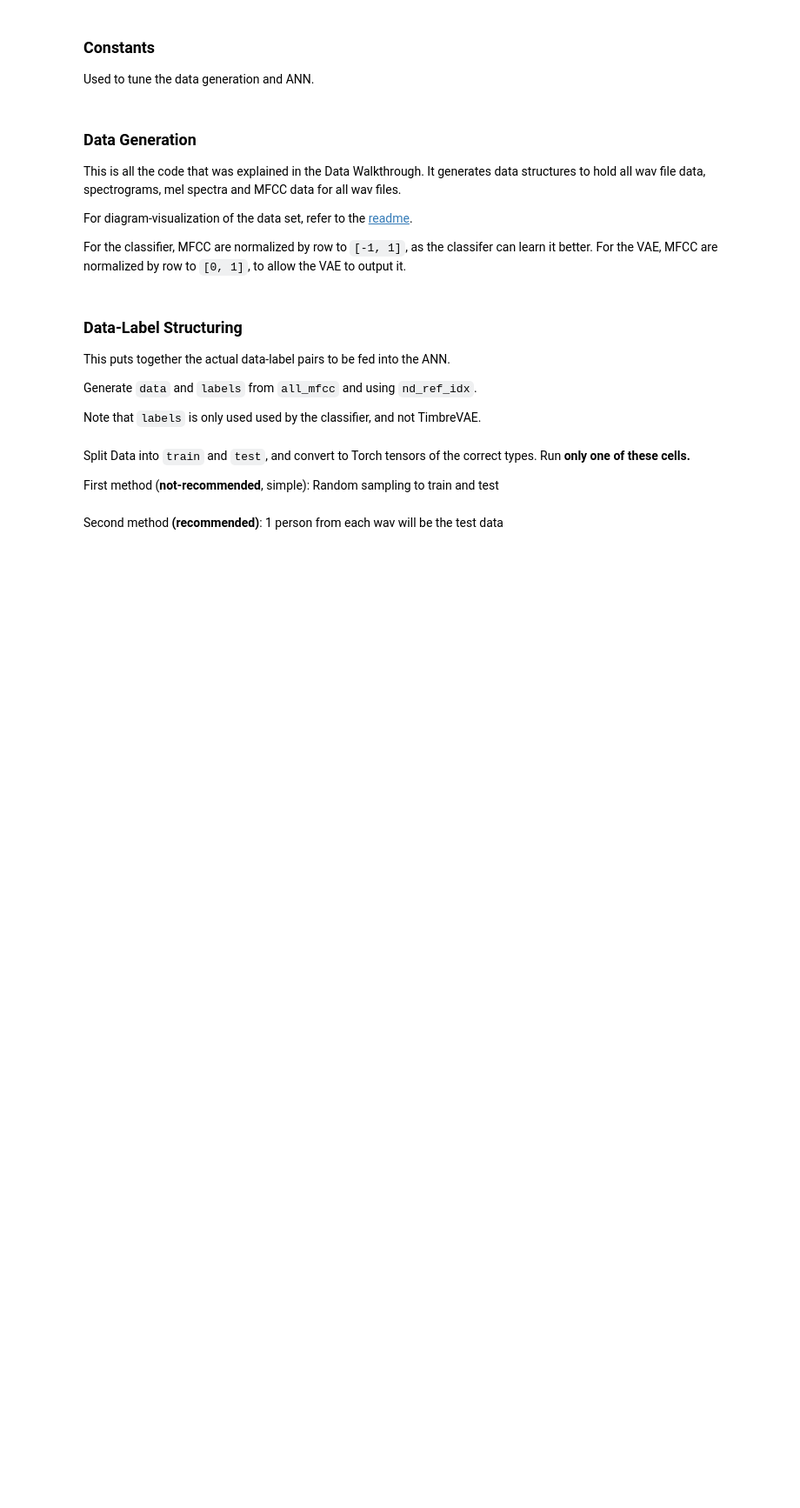
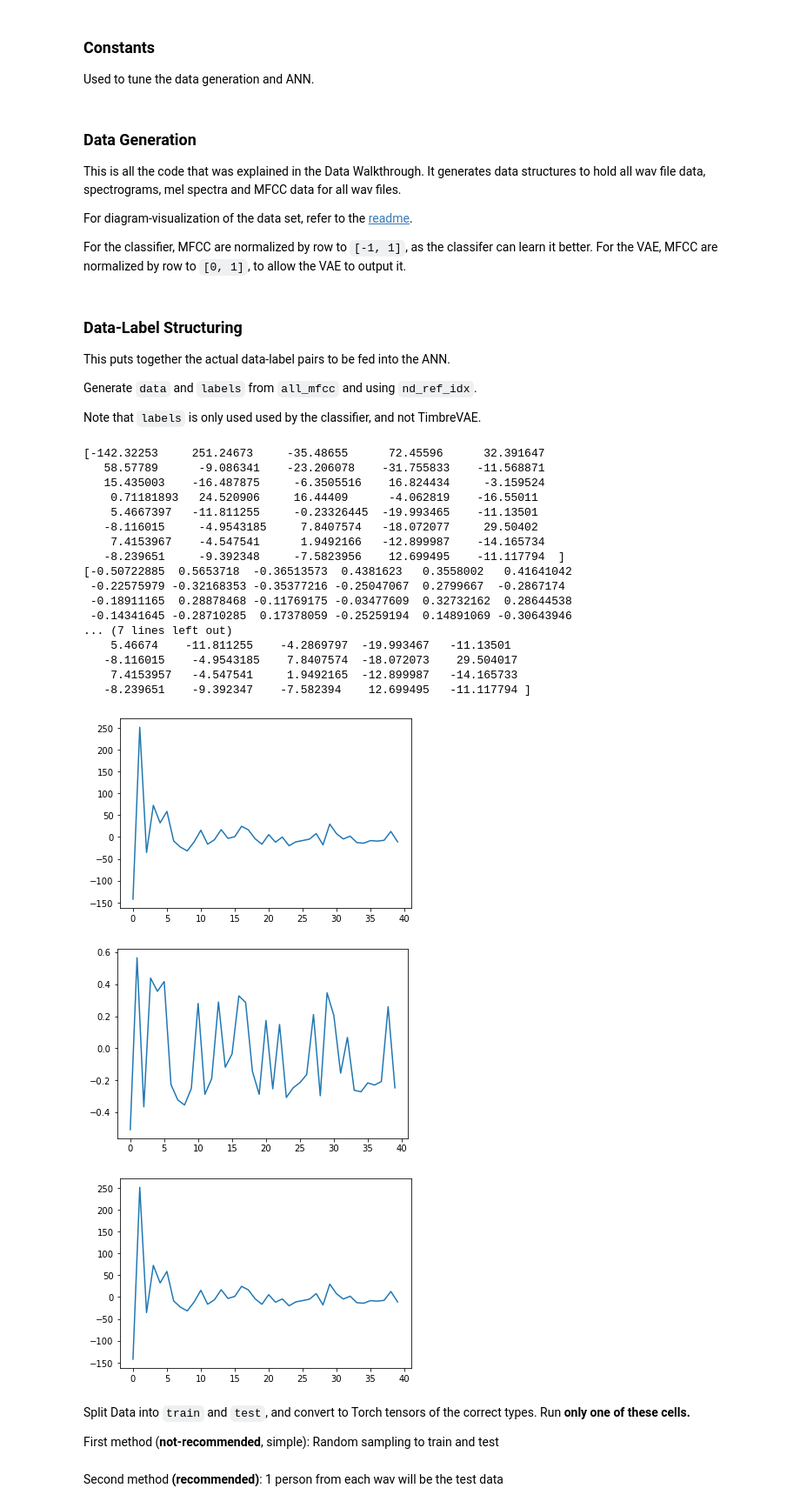
Before and after one commit to zioul123/VocalPitchModulator, a Jupyter notebook: Timbre Encoder.ipynb, the cells around one changed output. Shown at 87% size. Drawn from its saved outputs; the diff is of its cells as text; code cells hidden in the pictures; blank space fills up the shorter version.

Commit message:
Modify the normalization in the data walkthrough

```diff
--- a/Timbre Encoder.ipynb
+++ b/Timbre Encoder.ipynb
@@ -135,23 +138,47 @@ data_prenorm = np.array([ all_mfcc[wav_file_idx][:, window_idx]
 signs = np.sign(data_prenorm)
 data_logged = signs * np.log(np.abs(data_prenorm))
 max_mfcc = np.max(np.abs(np.array([ np.max(data_logged), np.min(data_logged) ])))
-data_negtopos = data_logged / max_mfcc
-data = normalize_rows(data_negtopos, NormMode.NEG_ONE_ONE_TO_ZERO_ONE)
+data = data_logged / max_mfcc
+# If going to zero-one
+# data = normalize_rows(data, NormMode.NEG_ONE_ONE_TO_ZERO_ONE)
 # %%
 # To restore:
-restored_data = signs * np.e ** np.abs(
-    denormalize_rows(data, DenormMode.ZERO_ONE_TO_NEG_ONE_ONE) * max_mfcc)
+restored_data = signs * np.e ** np.abs(data * max_mfcc)
+# If going to zero-one
+# restored_data = signs * np.e ** np.abs(
+#     denormalize_rows(data, DenormMode.ZERO_ONE_TO_NEG_ONE_ONE) * max_mfcc)
 # Visualize MFCCs
 plt.figure()
 plt.plot(data_prenorm[0])
 plt.figure()
 plt.plot(data[0])
 plt.figure()
 plt.plot(restored_data[0])
 # Numeric verification
 print(data_prenorm[0])
 print(data[0])
 print(restored_data[0])
+# %% [output]
+[-142.32253     251.24673     -35.48655      72.45596      32.391647
+   58.57789      -9.086341    -23.206078    -31.755833    -11.568871
+   15.435003    -16.487875     -6.3505516    16.824434     -3.159524
+    0.71181893   24.520906     16.44409      -4.062819    -16.55011
+    5.4667397   -11.811255     -0.23326445  -19.993465    -11.13501
+   -8.116015     -4.9543185     7.8407574   -18.072077     29.50402
+    7.4153967    -4.547541      1.9492166   -12.899987    -14.165734
+   -8.239651     -9.392348     -7.5823956    12.699495    -11.117794  ]
+[-0.50722885  0.5653718  -0.36513573  0.4381623   0.3558002   0.41641042
+ -0.22575979 -0.32168353 -0.35377216 -0.25047067  0.2799667  -0.2867174
+ -0.18911165  0.28878468 -0.11769175 -0.03477609  0.32732162  0.28644538
+ -0.14341645 -0.28710285  0.17378059 -0.25259194  0.14891069 -0.30643946
+... (7 lines left out)
+    5.46674    -11.811255    -4.2869797  -19.993467   -11.13501
+   -8.116015    -4.9543185    7.8407574  -18.072073    29.504017
+    7.4153957   -4.547541     1.9492165  -12.899987   -14.165733
+   -8.239651    -9.392347    -7.582394    12.699495   -11.117794 ]
+[figure, added]
+[figure, added]
+[figure, added]
 # %% [markdown]
 Split Data into `train` and `test`, and convert to Torch tensors of the correct types. Run **only one of these cells.**
 
```
Also changed, not shown: parts of 1 cell of this notebook.
